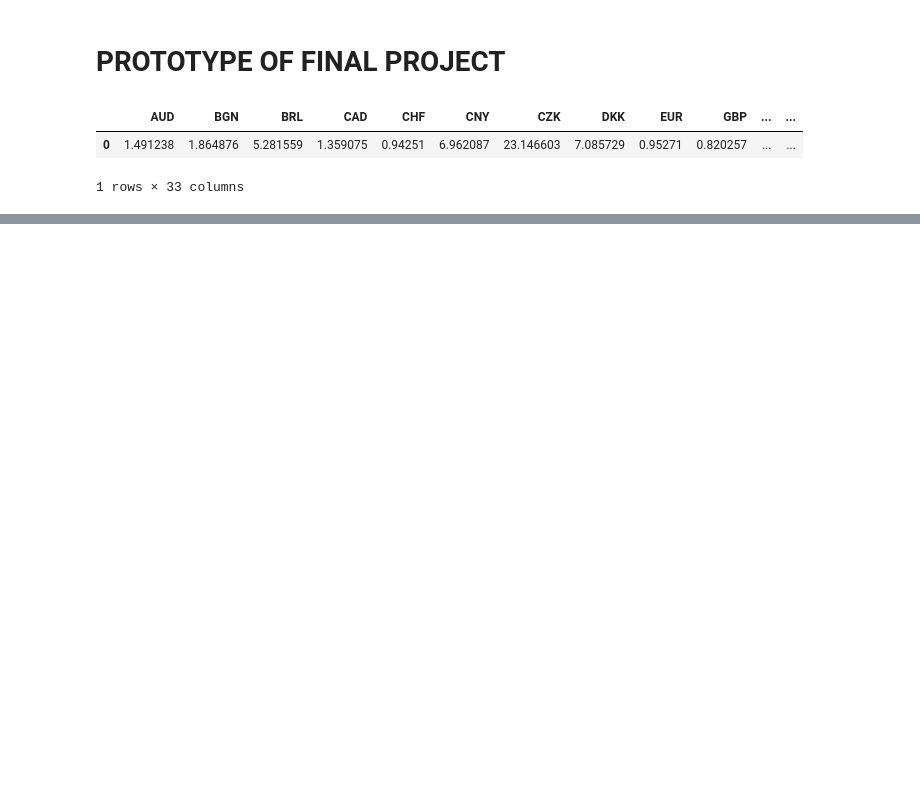
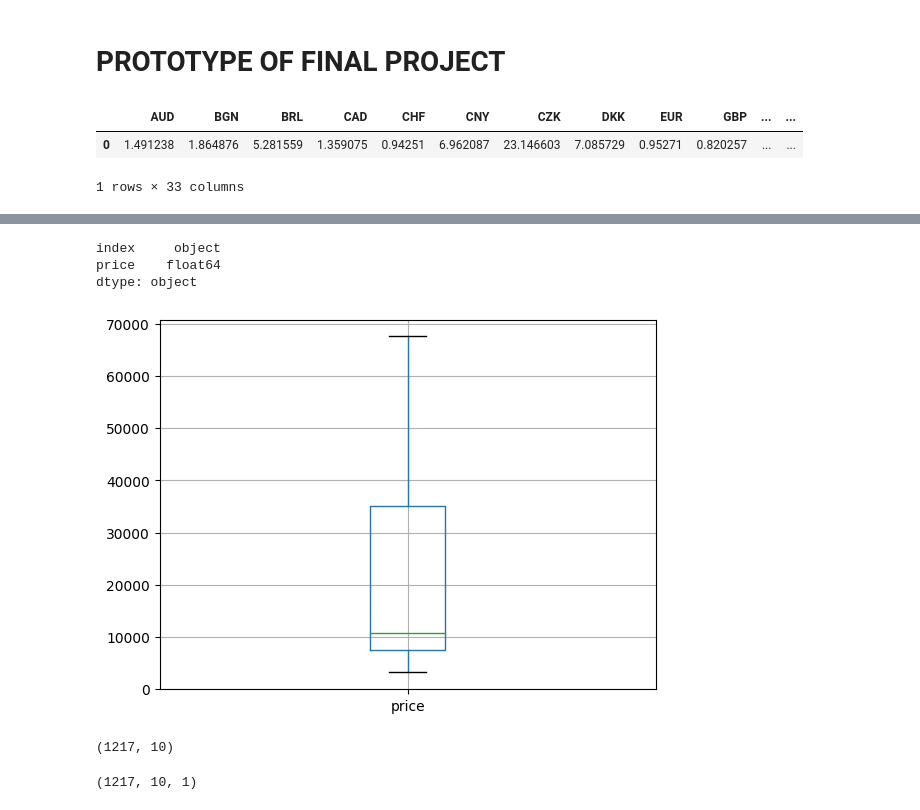
Before and after one commit to monicasainer/gossips_cryptos, a Jupyter notebook: notebooks/prototype.ipynb, the cells around one changed output, grey strips where cells are left out. Drawn from its saved outputs; the diff is of its cells as text; code cells hidden in the pictures; blank space fills up the shorter version.

```diff
--- a/notebooks/prototype.ipynb
+++ b/notebooks/prototype.ipynb
@@ -129,7 +132,7 @@ def data_cleaning(crypto = 'BTC'):
 
     return df
 
-data_cleaning()
+df = data_cleaning()
 # %% [output]
 Provisional Start: 2018-01-31T00:00:00
 Provisional End: 2018-11-27T00:00:00
@@ -159,0 +185,13 @@ Provisional End: 2023-01-05T00:00:00
+# %%
+df.dtypes
+# %% [output]
+index     object
+price    float64
+dtype: object
+# %%
+import matplotlib.pyplot as plt
+import seaborn as sns
+
+boxplot = df.boxplot(column=['price'])
+# %% [output]
+[figure, added]
@@ -159,0 +208,4 @@ Provisional End: 2023-01-05T00:00:00
+# %%
+X_train.shape
+# %% [output]
+(1217, 10)
@@ -159,0 +216,4 @@ Provisional End: 2023-01-05T00:00:00
+# %%
+X_train.shape
+# %% [output]
+(1217, 10, 1)
```
Also changed, not shown: parts of 9 cells of this notebook, 1 other file.
